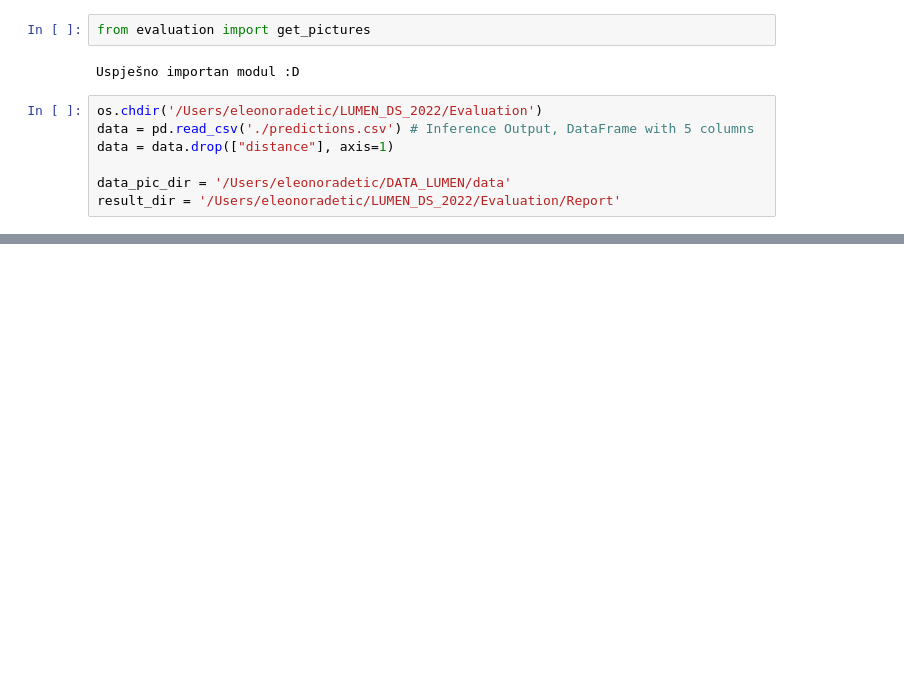
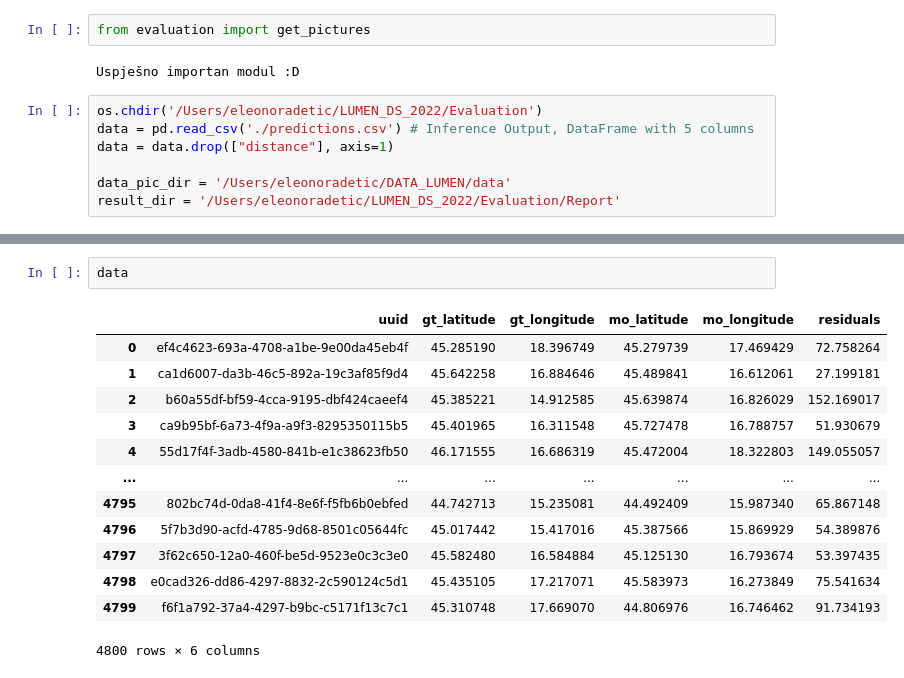
Before and after one commit to grubelic/LUMEN_DS_2022, a Jupyter notebook: Evaluation/main2.ipynb, the cells around one changed output, grey strips where cells are left out. Saved outputs shown, nothing was run; the diff lists cells and outputs as text; blank space fills up the shorter version.

```diff
--- a/Evaluation/main2.ipynb
+++ b/Evaluation/main2.ipynb
@@ -35,0 +69,16 @@ get_pictures(data, result_dir, data_pic_dir)
+# %%
+data
+# %% [output]
+|  | uuid | gt_latitude | gt_longitude | mo_latitude | mo_longitude | residuals |
+| 0 | ef4c4623-693a-4708-a1be-9e00da45eb4f | 45.285190 | 18.396749 | 45.279739 | 17.469429 | 72.758264 |
+| 1 | ca1d6007-da3b-46c5-892a-19c3af85f9d4 | 45.642258 | 16.884646 | 45.489841 | 16.612061 | 27.199181 |
+| 2 | b60a55df-bf59-4cca-9195-dbf424caeef4 | 45.385221 | 14.912585 | 45.639874 | 16.826029 | 152.169017 |
+| 3 | ca9b95bf-6a73-4f9a-a9f3-8295350115b5 | 45.401965 | 16.311548 | 45.727478 | 16.788757 | 51.930679 |
+| 4 | 55d17f4f-3adb-4580-841b-e1c38623fb50 | 46.171555 | 16.686319 | 45.472004 | 18.322803 | 149.055057 |
+| ... | ... | ... | ... | ... | ... | ... |
+| 4795 | 802bc74d-0da8-41f4-8e6f-f5fb6b0ebfed | 44.742713 | 15.235081 | 44.492409 | 15.987340 | 65.867148 |
+| 4796 | 5f7b3d90-acfd-4785-9d68-8501c05644fc | 45.017442 | 15.417016 | 45.387566 | 15.869929 | 54.389876 |
+| 4797 | 3f62c650-12a0-460f-be5d-9523e0c3c3e0 | 45.582480 | 16.584884 | 45.125130 | 16.793674 | 53.397435 |
+| 4798 | e0cad326-dd86-4297-8832-2c590124c5d1 | 45.435105 | 17.217071 | 45.583973 | 16.273849 | 75.541634 |
+| 4799 | f6f1a792-37a4-4297-b9bc-c5171f13c7c1 | 45.310748 | 17.669070 | 44.806976 | 16.746462 | 91.734193 |
+4800 rows × 6 columns
```
Also changed, not shown: parts of 8 cells of this notebook, 53 other files.
